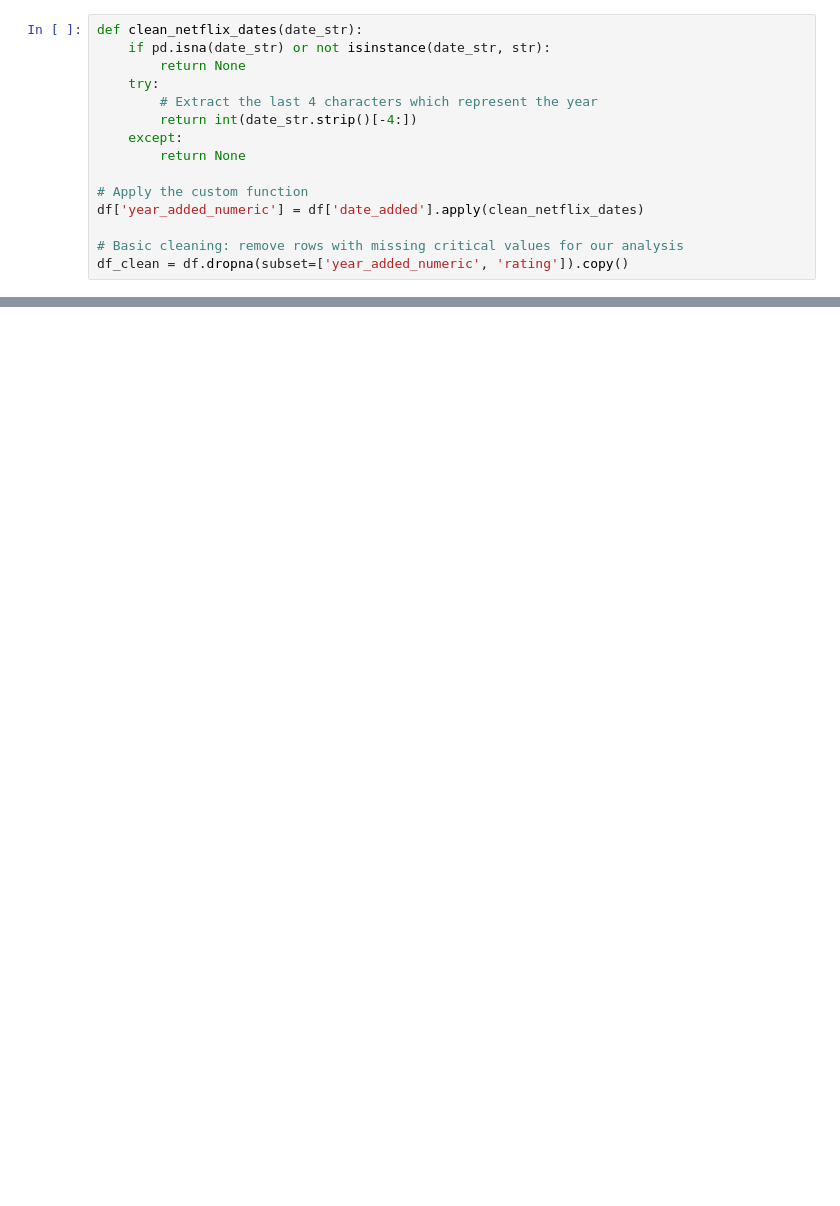
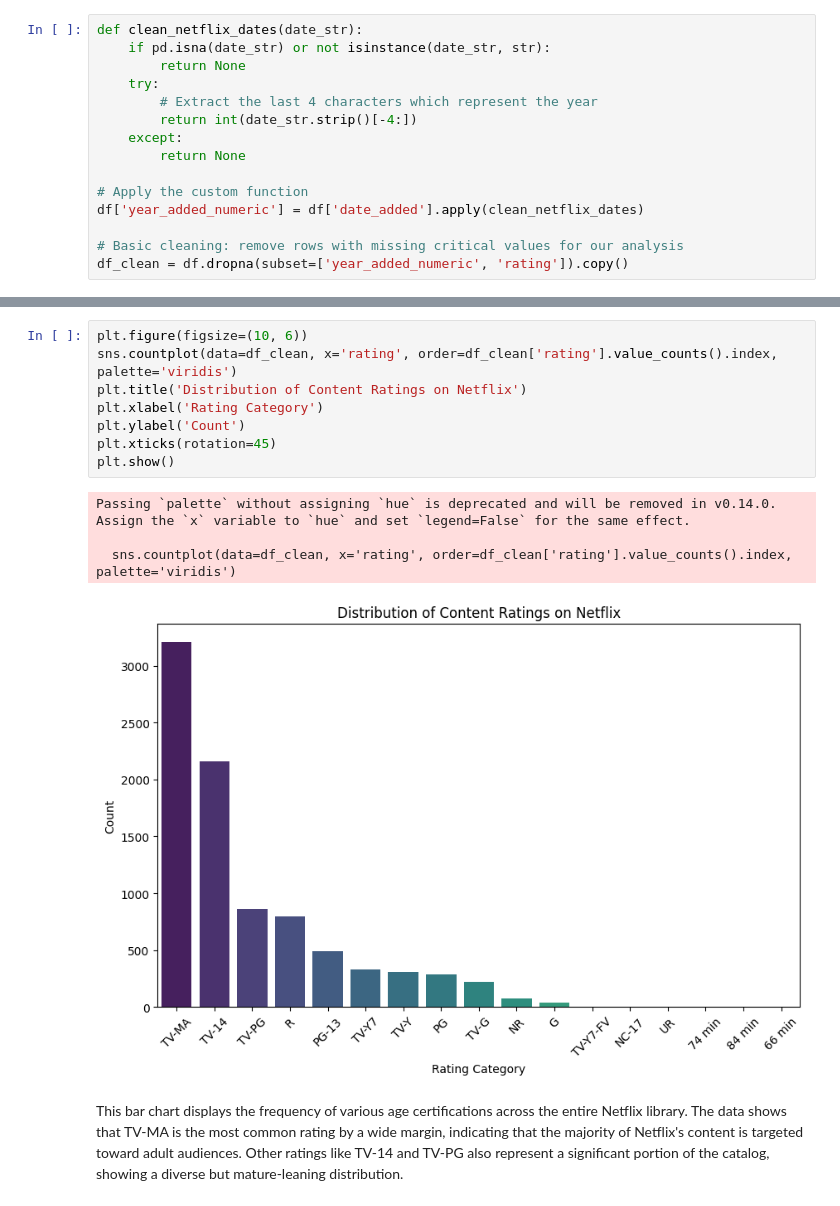
Before and after one commit to thomoya/Assignment_01, a Jupyter notebook: notebooks/analysis.ipynb, the cells around one changed output, grey strips where cells are left out. Drawn from its saved outputs; the diff is of its cells as text; blank space fills up the shorter version.

```diff
--- a/notebooks/analysis.ipynb
+++ b/notebooks/analysis.ipynb
@@ -34,0 +82,15 @@ df_clean = df.dropna(subset=['year_added_numeric', 'rating']).copy()
+# %%
+plt.figure(figsize=(10, 6))
+sns.countplot(data=df_clean, x='rating', order=df_clean['rating'].value_counts().index, palette='viridis')
+plt.title('Distribution of Content Ratings on Netflix')
+plt.xlabel('Rating Category')
+plt.ylabel('Count')
+plt.xticks(rotation=45)
+plt.show()
+# %% [output]
+Passing `palette` without assigning `hue` is deprecated and will be removed in v0.14.0. Assign the `x` variable to `hue` and set `legend=False` for the same effect.
+
+  sns.countplot(data=df_clean, x='rating', order=df_clean['rating'].value_counts().index, palette='viridis')
+[figure, added]
+# %% [markdown]
+This bar chart displays the frequency of various age certifications across the entire Netflix library. The data shows that TV-MA is the most common rating by a wide margin, indicating that the majority of Netflix's content is targeted toward adult audiences. Other ratings like TV-14 and TV-PG also represent a significant portion of the catalog, showing a diverse but mature-leaning distribution.
```
Also changed, not shown: parts of 5 cells of this notebook.
